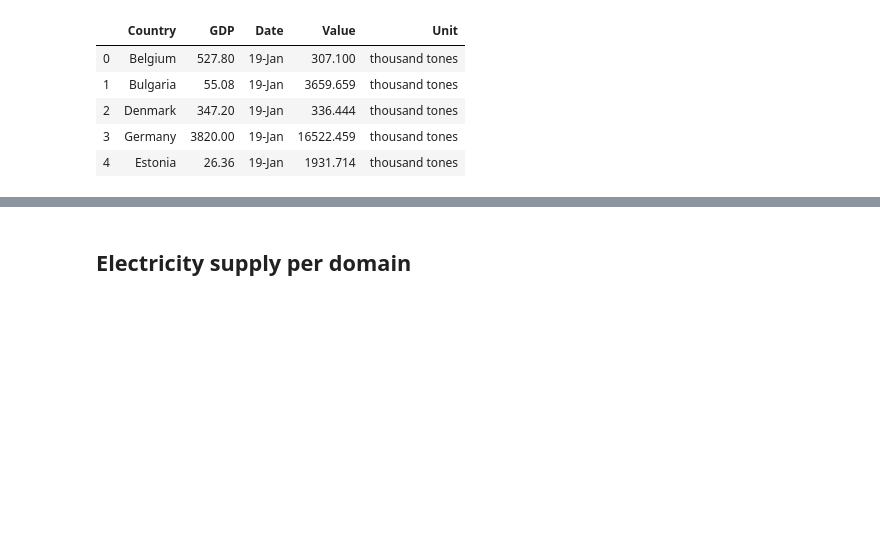
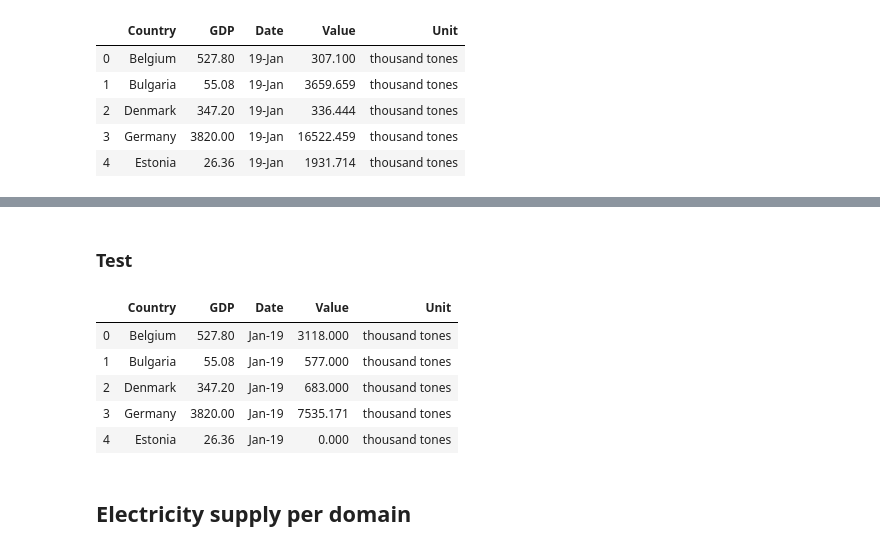
Before and after one commit to gabrielpreda/nasa_2020, a Jupyter notebook: analysis/energy - eda.ipynb, the cells around one changed output, grey strips where cells are left out. Cells and saved outputs as stored; diff of their text form; code cells hidden in the pictures; blank space fills up the shorter version.

```diff
--- a/analysis/energy - eda.ipynb
+++ b/analysis/energy - eda.ipynb
@@ -164,3 +219,15 @@ to_export_df.head()
+# %% [markdown]
+### Test
+# %%
+to_export_df = pd.read_csv("../data/processed/refinery_intake_crude_oil_all.csv")
+to_export_df.head()
+# %% [output]
+|  | Country | GDP | Date | Value | Unit |
+| 0 | Belgium | 527.80 | Jan-19 | 3118.000 | thousand tones |
+| 1 | Bulgaria | 55.08 | Jan-19 | 577.000 | thousand tones |
+| 2 | Denmark | 347.20 | Jan-19 | 683.000 | thousand tones |
+| 3 | Germany | 3820.00 | Jan-19 | 7535.171 | thousand tones |
+| 4 | Estonia | 26.36 | Jan-19 | 0.000 | thousand tones |
 # %% [markdown]
 ## Electricity supply per domain
 # %%
```
Also changed, not shown: parts of 10 cells of this notebook, 2 other files.
